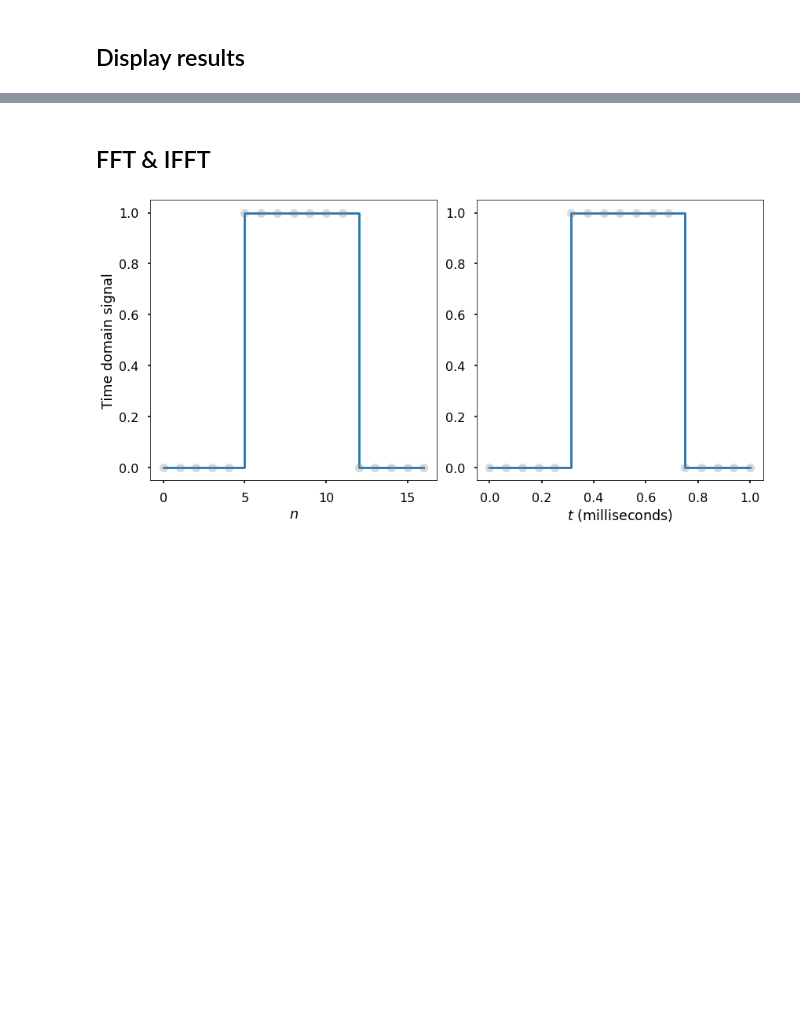
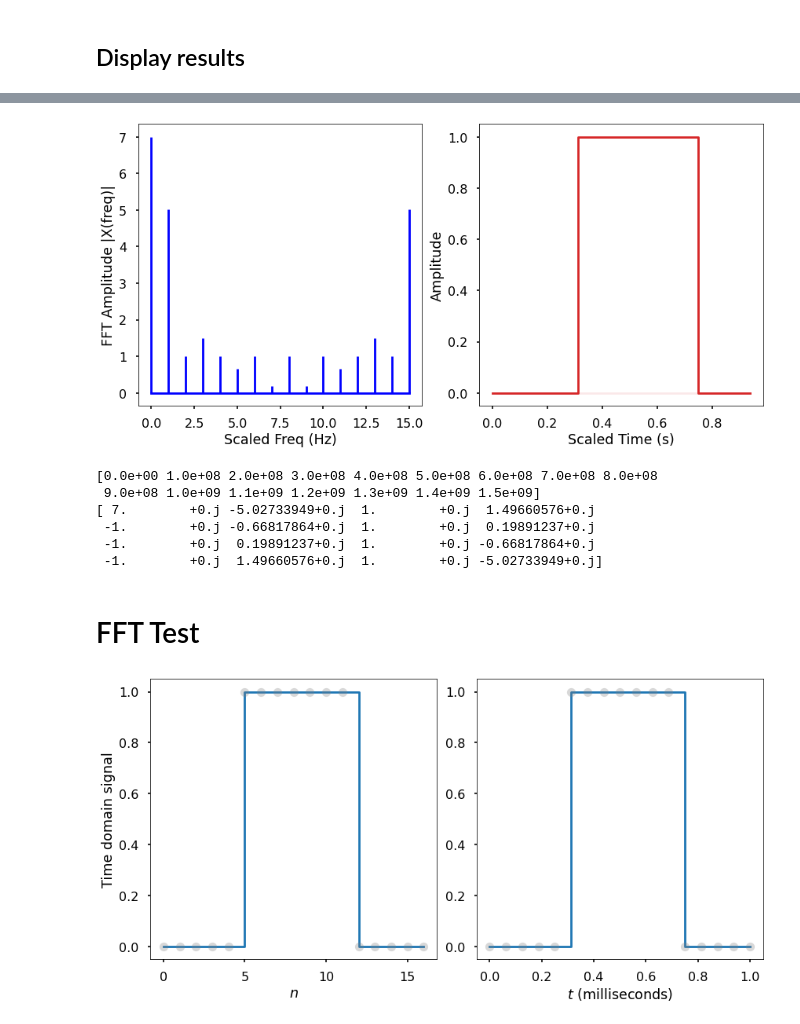
Before and after one commit to yuccadrew/sip, a Jupyter notebook: test_sip.ipynb, the cells around one changed output, grey strips where cells are left out. Saved outputs shown, nothing was run; the diff lists cells and outputs as text; code cells hidden in the pictures; blank space fills up the shorter version.

```diff
--- a/test_sip.ipynb
+++ b/test_sip.ipynb
@@ -2304,5 +2398,40 @@ def display_results_real_imag():
+# %%
+X = fft(x)
+N = len(X)
+n = np.arange(N)
+T = N/sr
+freq = n/T
+
+plt.figure(figsize = (12, 6))
+plt.subplot(121)
+
+plt.stem(freq, np.abs(X), 'b', markerfmt=' ', basefmt='-b')
+plt.xlabel('Scaled Freq (Hz)')
+plt.ylabel('FFT Amplitude |X(freq)|')
+
+plt.subplot(122)
+plt.plot(t, np.real(ifft(X)), 'tab:red', drawstyle='steps-post')
+plt.plot(t, np.imag(ifft(X)), 'tab:red', drawstyle='steps-post', alpha=0.1)
+plt.xlabel('Scaled Time (s)')
+plt.ylabel('Amplitude')
+plt.tight_layout()
+plt.show()
+# %% [output]
+[figure, added]
+# %%
+freqs=copy.deepcopy(freq/time_scale)
+e0=copy.deepcopy(X)
+print(freqs)
+print(e0)
+# %% [output]
+[0.0e+00 1.0e+08 2.0e+08 3.0e+08 4.0e+08 5.0e+08 6.0e+08 7.0e+08 8.0e+08
+ 9.0e+08 1.0e+09 1.1e+09 1.2e+09 1.3e+09 1.4e+09 1.5e+09]
+[ 7.        +0.j -5.02733949+0.j  1.        +0.j  1.49660576+0.j
+ -1.        +0.j -0.66817864+0.j  1.        +0.j  0.19891237+0.j
+ -1.        +0.j  0.19891237+0.j  1.        +0.j -0.66817864+0.j
+ -1.        +0.j  1.49660576+0.j  1.        +0.j -5.02733949+0.j]
 # %% [markdown]
-## FFT & IFFT <a id="4.8"></a>
+# FFT Test
 # %%
 # FFT and IFFT signal in time domain
 from numpy.fft import fft, ifft
```
Also changed, not shown: parts of 5 cells of this notebook.
